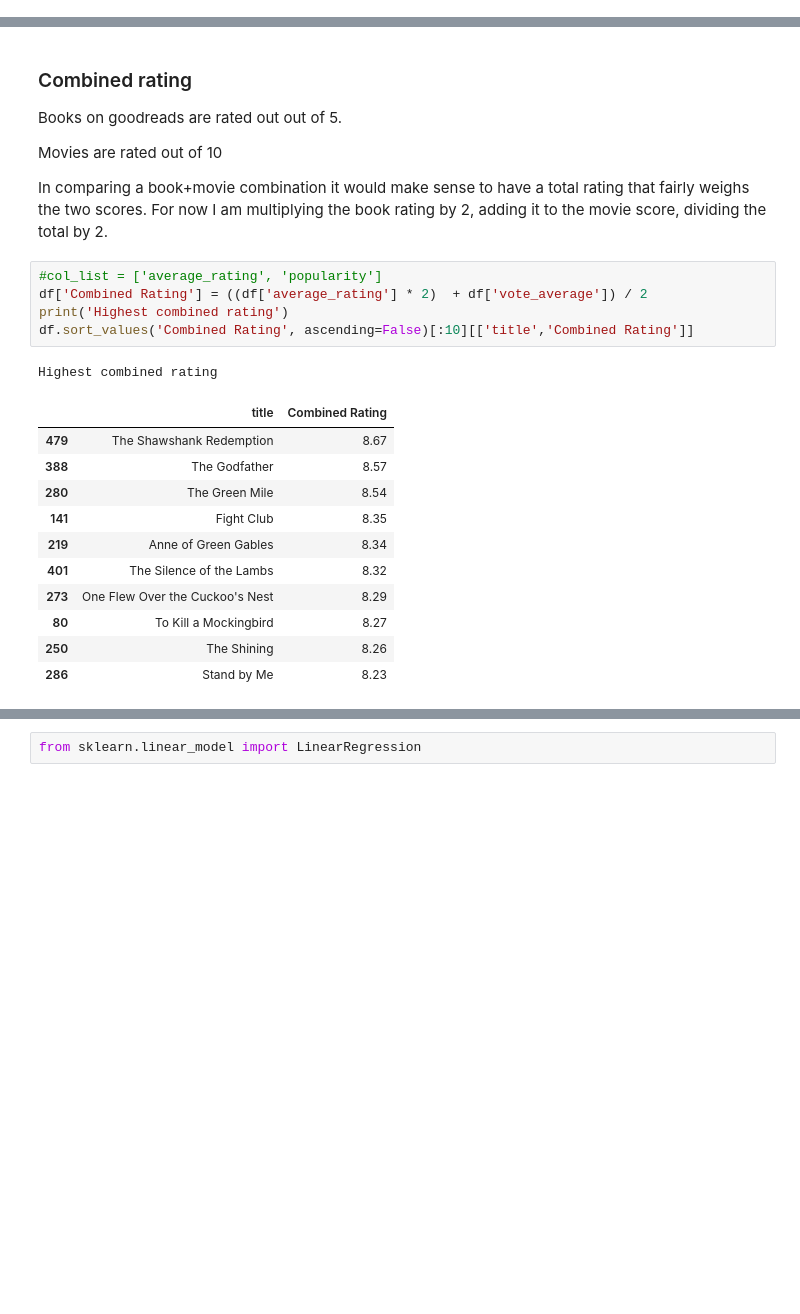
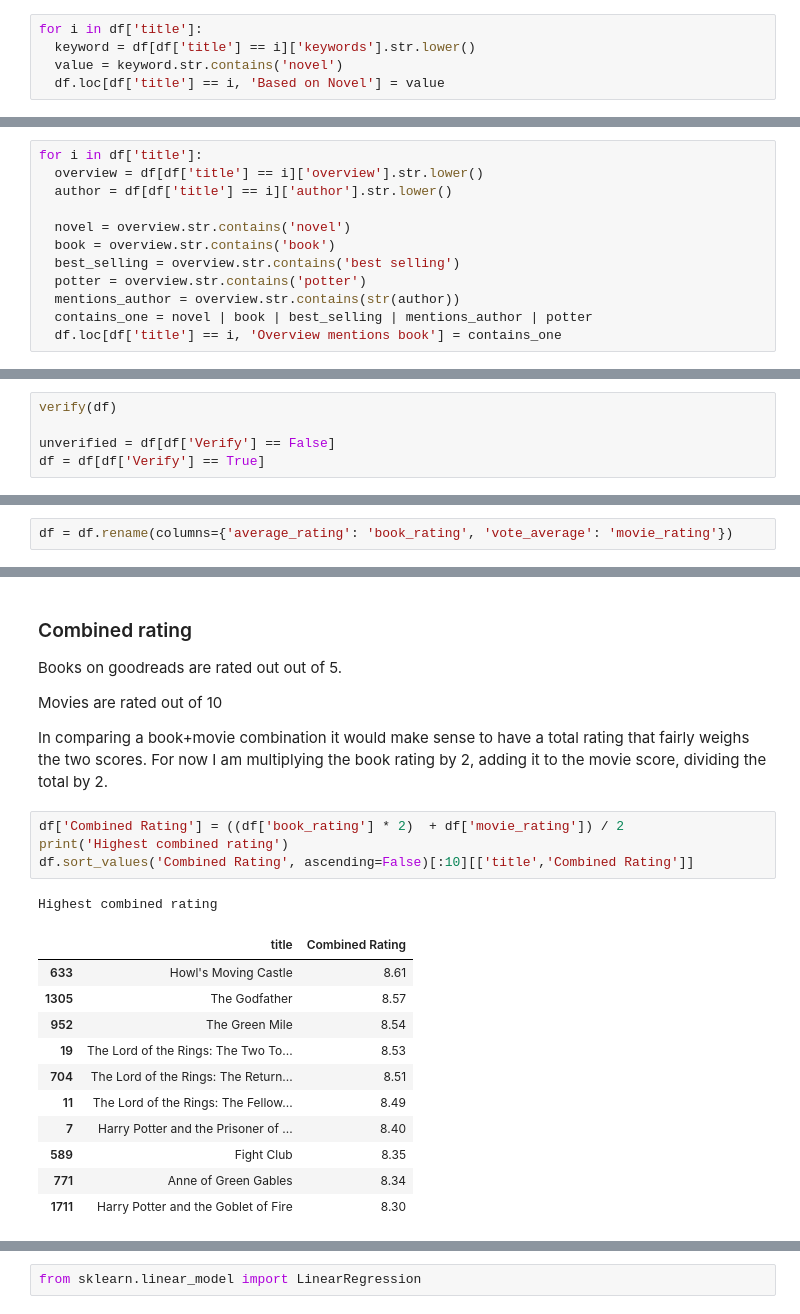
Before and after one commit to noahjett/Movie-Goodreads-Analysis, a Jupyter notebook: Book_Movie_Analysis.ipynb, the cells around one changed output, grey strips where cells are left out. Saved outputs shown, nothing was run; the diff lists cells and outputs as text; blank space fills up the shorter version.

```diff
--- a/Book_Movie_Analysis.ipynb
+++ b/Book_Movie_Analysis.ipynb
@@ -806,0 +744,5 @@ df.head(5)
+# %%
+for i in df['title']:
+  keyword = df[df['title'] == i]['keywords'].str.lower()
+  value = keyword.str.contains('novel')
+  df.loc[df['title'] == i, 'Based on Novel'] = value
@@ -806,0 +751,12 @@ df.head(5)
+# %%
+for i in df['title']:
+  overview = df[df['title'] == i]['overview'].str.lower()
+  author = df[df['title'] == i]['author'].str.lower()
+
+  novel = overview.str.contains('novel')
+  book = overview.str.contains('book')
+  best_selling = overview.str.contains('best selling')
+  potter = overview.str.contains('potter')
+  mentions_author = overview.str.contains(str(author))
+  contains_one = novel | book | best_selling | mentions_author | potter
+  df.loc[df['title'] == i, 'Overview mentions book'] = contains_one
@@ -806,0 +766,5 @@ df.head(5)
+# %%
+verify(df)
+
+unverified = df[df['Verify'] == False]
+df = df[df['Verify'] == True]
@@ -806,0 +793,2 @@ df.head(5)
+# %%
+df = df.rename(columns={'average_rating': 'book_rating', 'vote_average': 'movie_rating'})
@@ -910,23 +883,22 @@ Movies are rated out of 10
 
 In comparing a book+movie combination it would make sense to have a total rating that fairly weighs the two scores. For now I am multiplying the book rating by 2, adding it to the movie score, dividing the total by 2.
 # %%
-#col_list = ['average_rating', 'popularity']
-df['Combined Rating'] = ((df['average_rating'] * 2)  + df['vote_average']) / 2
+df['Combined Rating'] = ((df['book_rating'] * 2)  + df['movie_rating']) / 2
 print('Highest combined rating')
 df.sort_values('Combined Rating', ascending=False)[:10][['title','Combined Rating']]
 # %% [output]
 Highest combined rating
 |  | title | Combined Rating |
-| 479 | The Shawshank Redemption | 8.67 |
-| 388 | The Godfather | 8.57 |
-| 280 | The Green Mile | 8.54 |
-| 141 | Fight Club | 8.35 |
-| 219 | Anne of Green Gables | 8.34 |
-| 401 | The Silence of the Lambs | 8.32 |
-| 273 | One Flew Over the Cuckoo's Nest | 8.29 |
-| 80 | To Kill a Mockingbird | 8.27 |
-| 250 | The Shining | 8.26 |
-| 286 | Stand by Me | 8.23 |
+| 633 | Howl's Moving Castle | 8.61 |
+| 1305 | The Godfather | 8.57 |
+| 952 | The Green Mile | 8.54 |
+| 19 | The Lord of the Rings: The Two To... | 8.53 |
+| 704 | The Lord of the Rings: The Return... | 8.51 |
+| 11 | The Lord of the Rings: The Fellow... | 8.49 |
+| 7 | Harry Potter and the Prisoner of ... | 8.40 |
+| 589 | Fight Club | 8.35 |
+| 771 | Anne of Green Gables | 8.34 |
+| 1711 | Harry Potter and the Goblet of Fire | 8.30 |
 # %%
 print('Lowest combined rating')
 df.sort_values('Combined Rating', ascending=True)[:10][['title','Combined Rating']]
```
Also changed, not shown: parts of 144 cells of this notebook.
